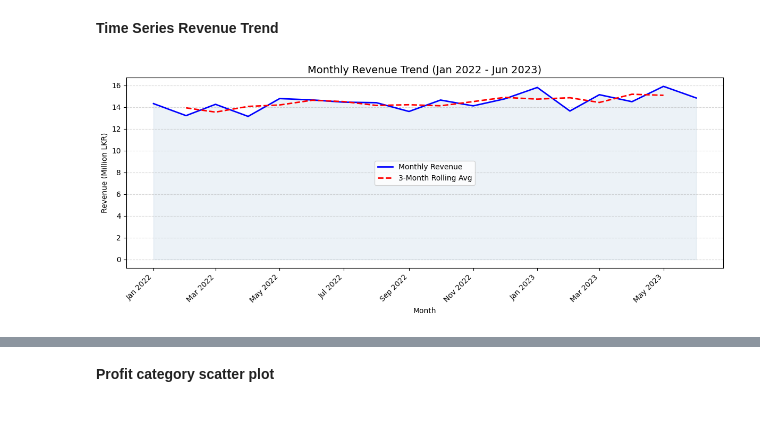
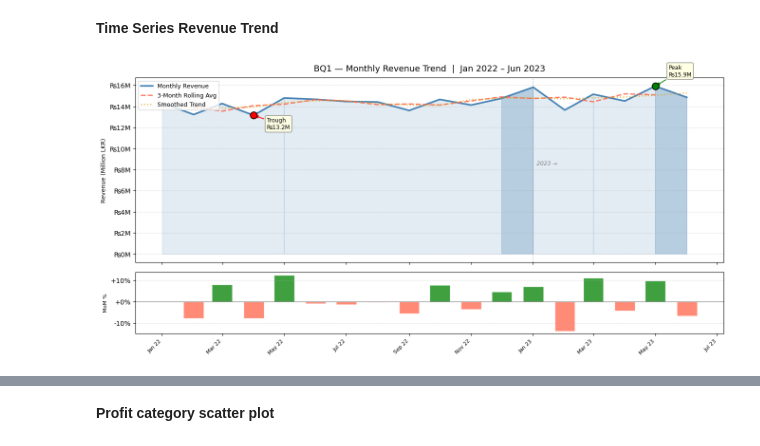
Before and after one commit to arjjunck/medical_data_sales, a Jupyter notebook: Medical_Sales/medical_sales.ipynb, the cells around one changed output, grey strips where cells are left out. Saved outputs shown, nothing was run; the diff lists cells and outputs as text; code cells hidden in the pictures; blank space fills up the shorter version.

Commit message:
scatter plot code done

```diff
--- a/Medical_Sales/medical_sales.ipynb
+++ b/Medical_Sales/medical_sales.ipynb
@@ -308,19 +313,83 @@ monthly = sales_cleaned.groupby(sales_cleaned["Transaction_Date"].dt.to_period("
 monthly.index = monthly.index.to_timestamp()
 # %%
 rolling_avg = monthly.rolling(window=3, center=True).mean() #rolling average calculation for 3 consecutive month together, center : plotted at middle
-fig, ax = plt.subplots(figsize=(12, 5))
-ax.plot(monthly.index, monthly.values / 1e6, color="blue", linewidth=2, label="Monthly Revenue")
-ax.plot(monthly.index, rolling_avg.values / 1e6,color="red", linewidth=2, linestyle="--", label="3-Month Rolling Avg")
-ax.fill_between(monthly.index, monthly.values / 1e6, alpha=0.1, color="steelblue")
-plt.xticks(rotation=45, ha="right")
-ax.xaxis.set_major_formatter(mdates.DateFormatter("%b %Y"))
-ax.xaxis.set_major_locator(mdates.MonthLocator(interval=2))
-ax.set_title("Monthly Revenue Trend (Jan 2022 - Jun 2023)", fontsize=14)
-ax.set_xlabel("Month")
-ax.set_ylabel("Revenue (Million LKR)")
-ax.legend()
-ax.grid(axis="y", linestyle="--", alpha=0.5)
-plt.tight_layout()
+mom_pct     = monthly.pct_change() * 100  #MoM percentage change
+
+trend = savgol_filter(monthly.values / 1e6, window_length=7, polyorder=2)#smooth trend line
+
+fig = plt.figure(figsize=(16, 7))
+gs  = gridspec.GridSpec(2, 1, height_ratios=[3, 1], hspace=0.08)
+ax1 = fig.add_subplot(gs[0])
+ax2 = fig.add_subplot(gs[1], sharex=ax1)
+
+rev = monthly.values / 1e6
+ax1.fill_between(monthly.index, rev, alpha=0.15, color="steelblue")
+
+p70 = np.percentile(rev, 70)
+ax1.fill_between(monthly.index, rev,where=rev > p70,alpha=0.28, color="steelblue")
+ax1.plot(monthly.index, rev,color="steelblue", linewidth=2.5,label="Monthly Revenue")
+
+ax1.plot(monthly.index, rolling_avg.values / 1e6,color="tomato",
+         linewidth=2,linestyle="--", alpha=0.85,label="3-Month Rolling Avg")
+ax1.plot(monthly.index, trend,color="goldenrod", linewidth=1.8,
+         linestyle=":", alpha=0.8,label="Smoothed Trend")
+
+peak_idx   = int(np.argmax(rev))
+trough_idx = int(np.argmin(rev))
+
+for idx, label, color, dy in [
+    (peak_idx,   "Peak",   "green", 0.5),
+    (trough_idx, "Trough", "red",  -0.7)
+]:
+    ax1.scatter(monthly.index[idx], rev[idx],
+                s=110, color=color, zorder=6,
+                edgecolors="black", linewidths=1.2)
+    ax1.annotate(
+        f"{label}\n₨{rev[idx]:.1f}M",
+        xy=(monthly.index[idx], rev[idx]),
+        xytext=(20, dy * 30),
+        textcoords="offset points",
+        fontsize=8.5,
+        arrowprops=dict(arrowstyle="-|>", color=color,
+                        lw=1.3, mutation_scale=9),
+        bbox=dict(boxstyle="round,pad=0.3",
+                  fc="lightyellow", ec="grey", alpha=0.88)
+    )
+
+sep_date = pd.Timestamp("2023-01-01")
+ax1.axvline(sep_date, color="grey", linewidth=1.2,
+            linestyle=":", alpha=0.6)
+ax1.text(sep_date, rev.max() * 0.53,
+         "  2023 →", fontsize=8.5,
+         color="grey", style="italic")
+
+
+
+ax1.yaxis.set_major_formatter(FuncFormatter(lambda v, _: f"₨{v:.0f}M"))
+ax1.set_ylabel("Revenue (Million LKR)", fontsize=9)
+ax1.grid(axis="y", linestyle="--", alpha=0.4)
+ax1.legend(loc="upper left", fontsize=9)
+ax1.set_title("BQ1 — Monthly Revenue Trend  |  Jan 2022 – Jun 2023",
+              fontsize=13, pad=10)
+
+
+plt.setp(ax1.get_xticklabels(), visible=False)
+
+bar_colors = ["green" if v >= 0 else "tomato" for v in mom_pct]
+ax2.bar(monthly.index, mom_pct.values,
+        color=bar_colors, alpha=0.75,
+        width=20, edgecolor="white")
+ax2.axhline(0, color="grey", linewidth=0.8)
+ax2.set_ylabel("MoM %", fontsize=8)
+ax2.yaxis.set_major_formatter(FuncFormatter(lambda v, _: f"{v:+.0f}%"))
+ax2.grid(axis="y", linestyle="--", alpha=0.4)
+
+ax2.xaxis.set_major_formatter(mdates.DateFormatter("%b %y"))
+ax2.xaxis.set_major_locator(mdates.MonthLocator(interval=2))
+plt.setp(ax2.get_xticklabels(), rotation=45, ha="right", fontsize=8)
+
+plt.subplots_adjust()
+plt.savefig("BQ1_stage3.png", dpi=150, bbox_inches="tight")
 plt.show()
 # %% [output]
-[figure, old version]
+[figure, new version]
```
Also changed, not shown: parts of 10 cells of this notebook, 2 other files.
